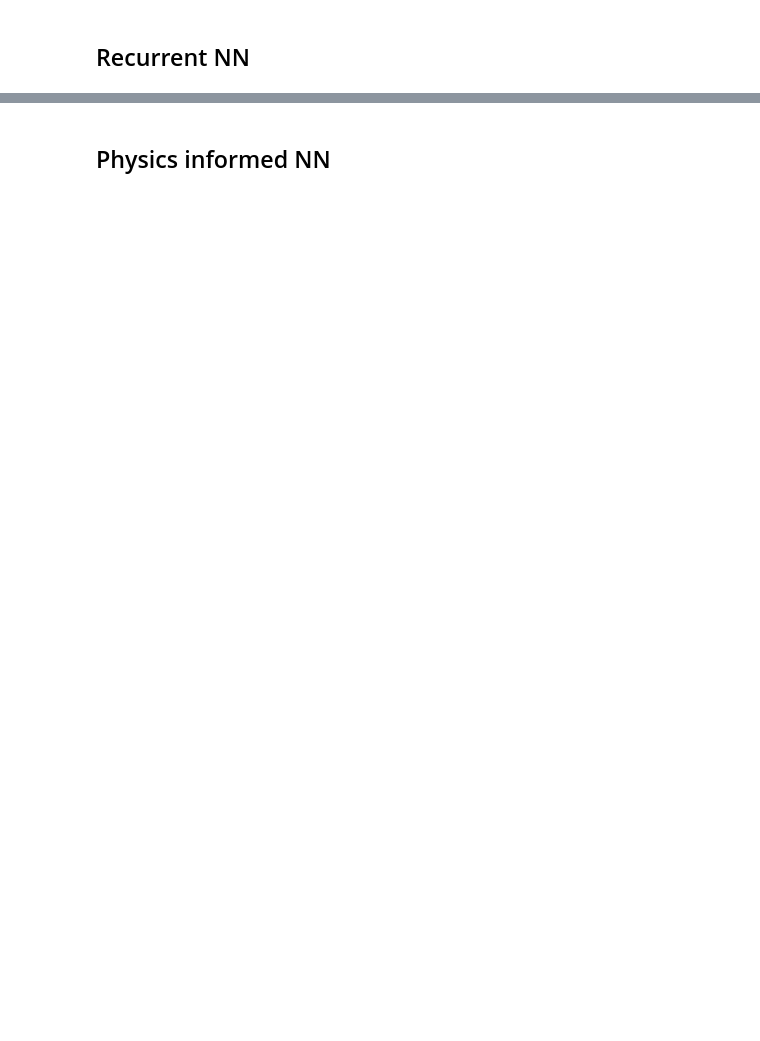
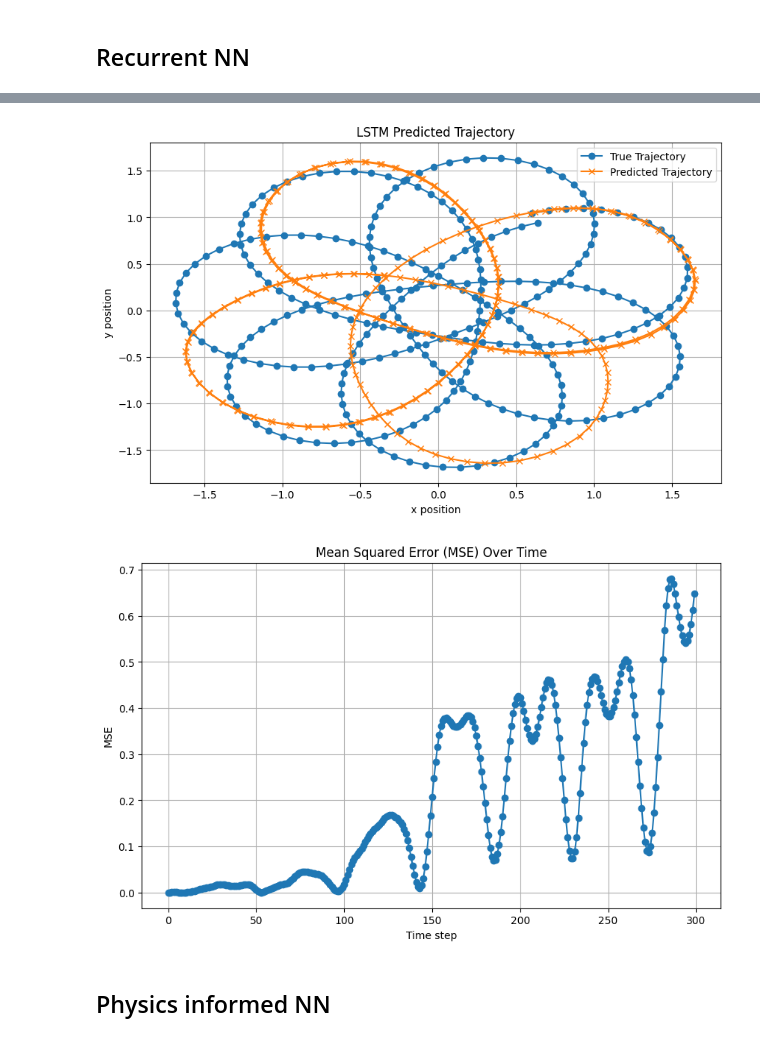
Before and after one commit to green3diamond/PINN-project-particle, a Jupyter notebook: vizualize.ipynb, the cells around one changed output, grey strips where cells are left out. Drawn from its saved outputs; the diff is of its cells as text; code cells hidden in the pictures; blank space fills up the shorter version.

```diff
--- a/vizualize.ipynb
+++ b/vizualize.ipynb
@@ -212,0 +52,48 @@ Test Loss: 4.4689571336569545e-05
+# %%
+import torch
+import torch.nn as nn
+import torch.optim as optim
+import numpy as np
+import matplotlib.pyplot as plt
+from src.dataset import get_dataloaders_LSTM
+from src.network import RecurrentNN
+from train import train_model, evaluate_model
+from tqdm.auto import tqdm
+from plotting import extract_initial_state_and_true_positions_LSTM, plot_predicted_trajectories_LSTM
+
+batch_size = 64
+num_epochs = 100
+seq_length = 1  # Single step sequence
+
+# Get dataloaders
+train_loader, test_loader = get_dataloaders_LSTM(batch_size, "data_lorentz/train.txt", "data_lorentz/test.txt", seq_length=seq_length)
+
+# Instantiate the LSTM model, define loss function and optimizer
+rnn_model = RecurrentNN(input_size=4, hidden_size=64, output_size=4, num_layers=4)
+criterion = nn.MSELoss()
+optimizer = optim.Adam(rnn_model.parameters(), lr=0.001)
+
+# Train the LSTM model
+train_model(rnn_model, train_loader, criterion, optimizer, num_epochs=num_epochs)
+# Evaluate the LSTM model
+evaluate_model(rnn_model, test_loader, criterion)
+
+# Extract initial state and true positions for iterative prediction
+initial_state, true_positions = extract_initial_state_and_true_positions_LSTM(test_loader, steps=300)
+
+# Plot predicted trajectories using the model iteratively
+predicted_positions = plot_predicted_trajectories_LSTM(rnn_model, initial_state, true_positions, 'LSTM Predicted Trajectory', steps=300)
+
+# Calculate and plot mean squared error (MSE) as a function of time
+# mse = np.mean((true_positions - predicted_positions) ** 2, axis=1)
+mse = np.mean((np.array(np.subtract(true_positions,predicted_positions))) ** 2, axis=1)
+
+
+plt.figure(figsize=(10, 6))
+plt.plot(mse, marker='o')
+plt.title('Mean Squared Error (MSE) Over Time')
+plt.xlabel('Time step')
+plt.ylabel('MSE')
+plt.grid(True)
+plt.show()
+# %% [output]
@@ -213,2 +101,4 @@ Test Loss: 4.4689571336569545e-05
+[figure, added]
+[figure, added]
 # %% [markdown]
 ## Physics informed NN
```
Also changed, not shown: parts of 5 cells of this notebook, 2 other files.
